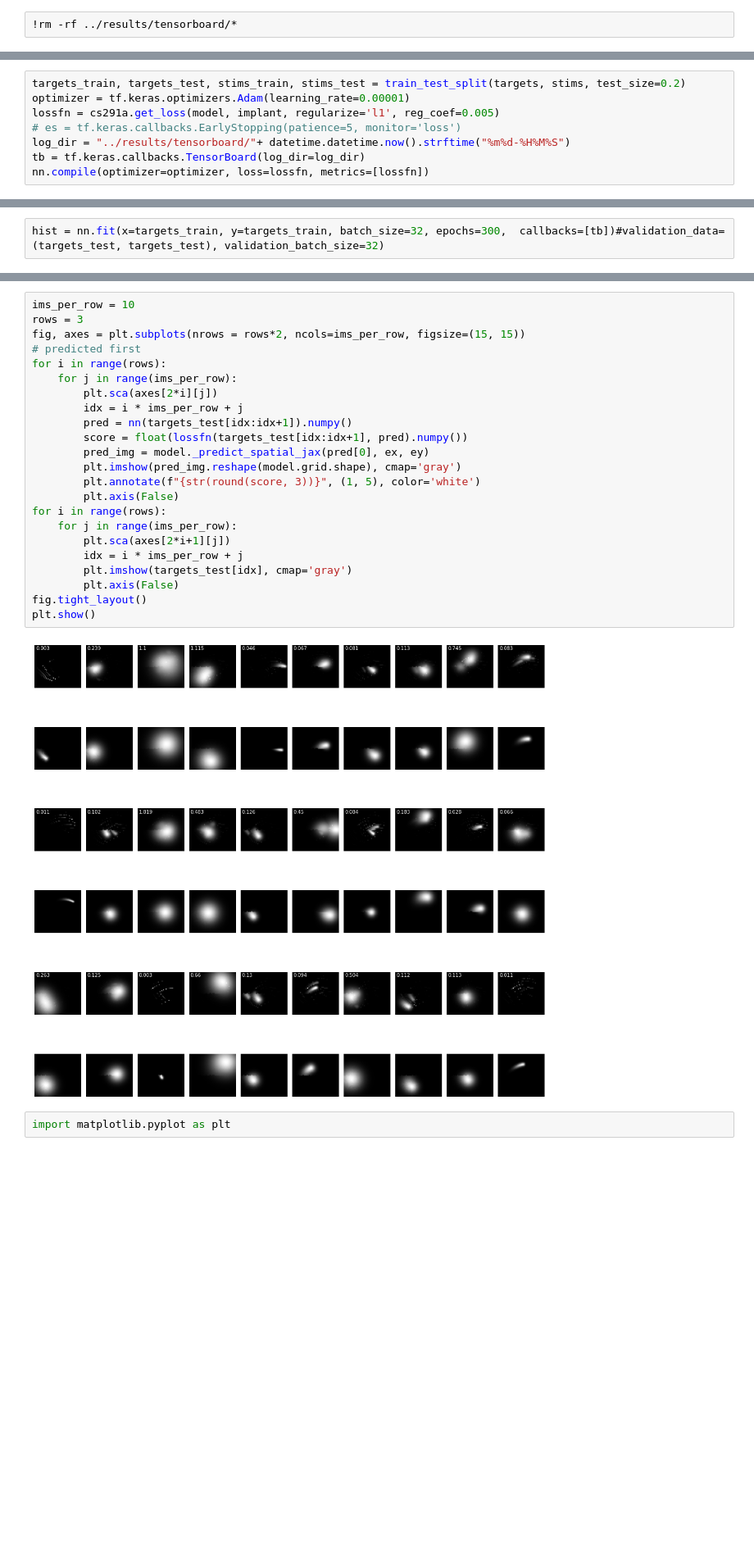
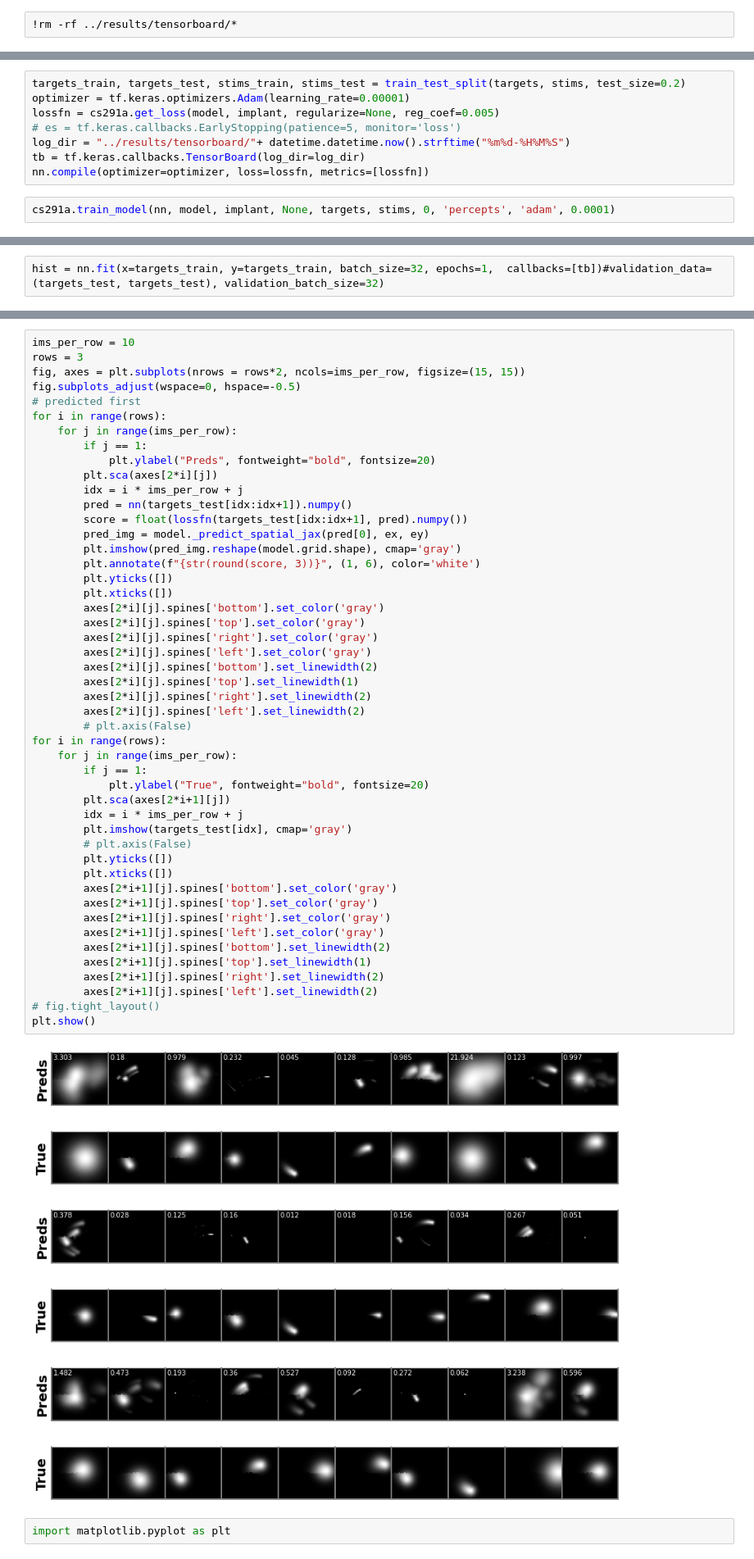
Before and after one commit to jgranley/CS291a, a Jupyter notebook: notebooks/tf_p2p.ipynb, the cells around one changed output, grey strips where cells are left out. Shown at 82% size. Drawn from its saved outputs; the diff is of its cells as text; blank space fills up the shorter version.

Commit message:
lots of models

```diff
--- a/notebooks/tf_p2p.ipynb
+++ b/notebooks/tf_p2p.ipynb
@@ -323,8 +323,10 @@ nn = cs291a.get_model(implant, targets[0].shape)
 # %%
 targets_train, targets_test, stims_train, stims_test = train_test_split(targets, stims, test_size=0.2)
 optimizer = tf.keras.optimizers.Adam(learning_rate=0.00001)
-lossfn = cs291a.get_loss(model, implant, regularize='l1', reg_coef=0.005)
+lossfn = cs291a.get_loss(model, implant, regularize=None, reg_coef=0.005)
 # es = tf.keras.callbacks.EarlyStopping(patience=5, monitor='loss')
 log_dir = "../results/tensorboard/"+ datetime.datetime.now().strftime("%m%d-%H%M%S")
 tb = tf.keras.callbacks.TensorBoard(log_dir=log_dir)
 nn.compile(optimizer=optimizer, loss=lossfn, metrics=[lossfn])
+# %%
+cs291a.train_model(nn, model, implant, None, targets, stims, 0, 'percepts', 'adam', 0.0001)
@@ -331,2 +337,2 @@ nn.compile(optimizer=optimizer, loss=lossfn, metrics=[lossfn])
 # %%
-hist = nn.fit(x=targets_train, y=targets_train, batch_size=32, epochs=300,  callbacks=[tb])#validation_data=(targets_test, targets_test), validation_batch_size=32)
+hist = nn.fit(x=targets_train, y=targets_train, batch_size=32, epochs=1,  callbacks=[tb])#validation_data=(targets_test, targets_test), validation_batch_size=32)
@@ -423,28 +369,53 @@ ________________________________________________________________________________
 # %%
 ims_per_row = 10
 rows = 3
 fig, axes = plt.subplots(nrows = rows*2, ncols=ims_per_row, figsize=(15, 15))
+fig.subplots_adjust(wspace=0, hspace=-0.5)
 # predicted first
 for i in range(rows):
     for j in range(ims_per_row):
+        if j == 1:
+            plt.ylabel("Preds", fontweight="bold", fontsize=20)
         plt.sca(axes[2*i][j])
         idx = i * ims_per_row + j
         pred = nn(targets_test[idx:idx+1]).numpy()
         score = float(lossfn(targets_test[idx:idx+1], pred).numpy())
         pred_img = model._predict_spatial_jax(pred[0], ex, ey)
         plt.imshow(pred_img.reshape(model.grid.shape), cmap='gray')
-        plt.annotate(f"{str(round(score, 3))}", (1, 5), color='white')
-        plt.axis(False)
+        plt.annotate(f"{str(round(score, 3))}", (1, 6), color='white')
+        plt.yticks([])
+        plt.xticks([])
+        axes[2*i][j].spines['bottom'].set_color('gray')
+        axes[2*i][j].spines['top'].set_color('gray')
+        axes[2*i][j].spines['right'].set_color('gray')
+        axes[2*i][j].spines['left'].set_color('gray')
+        axes[2*i][j].spines['bottom'].set_linewidth(2)
+        axes[2*i][j].spines['top'].set_linewidth(1)
+        axes[2*i][j].spines['right'].set_linewidth(2)
+        axes[2*i][j].spines['left'].set_linewidth(2)
+        # plt.axis(False)
 for i in range(rows):
     for j in range(ims_per_row):
+        if j == 1:
+            plt.ylabel("True", fontweight="bold", fontsize=20)
         plt.sca(axes[2*i+1][j])
         idx = i * ims_per_row + j
         plt.imshow(targets_test[idx], cmap='gray')
-        plt.axis(False)
-fig.tight_layout()
+        # plt.axis(False)
+        plt.yticks([])
+        plt.xticks([])
+        axes[2*i+1][j].spines['bottom'].set_color('gray')
+        axes[2*i+1][j].spines['top'].set_color('gray')
+        axes[2*i+1][j].spines['right'].set_color('gray')
+        axes[2*i+1][j].spines['left'].set_color('gray')
+        axes[2*i+1][j].spines['bottom'].set_linewidth(2)
+        axes[2*i+1][j].spines['top'].set_linewidth(1)
+        axes[2*i+1][j].spines['right'].set_linewidth(2)
+        axes[2*i+1][j].spines['left'].set_linewidth(2)
+# fig.tight_layout()
 plt.show()
 # %% [output]
-[figure, old version]
+[figure, new version]
 # %%
 import matplotlib.pyplot as plt
 # %%
```
Also changed, not shown: parts of 18 cells of this notebook, 48 other files.
